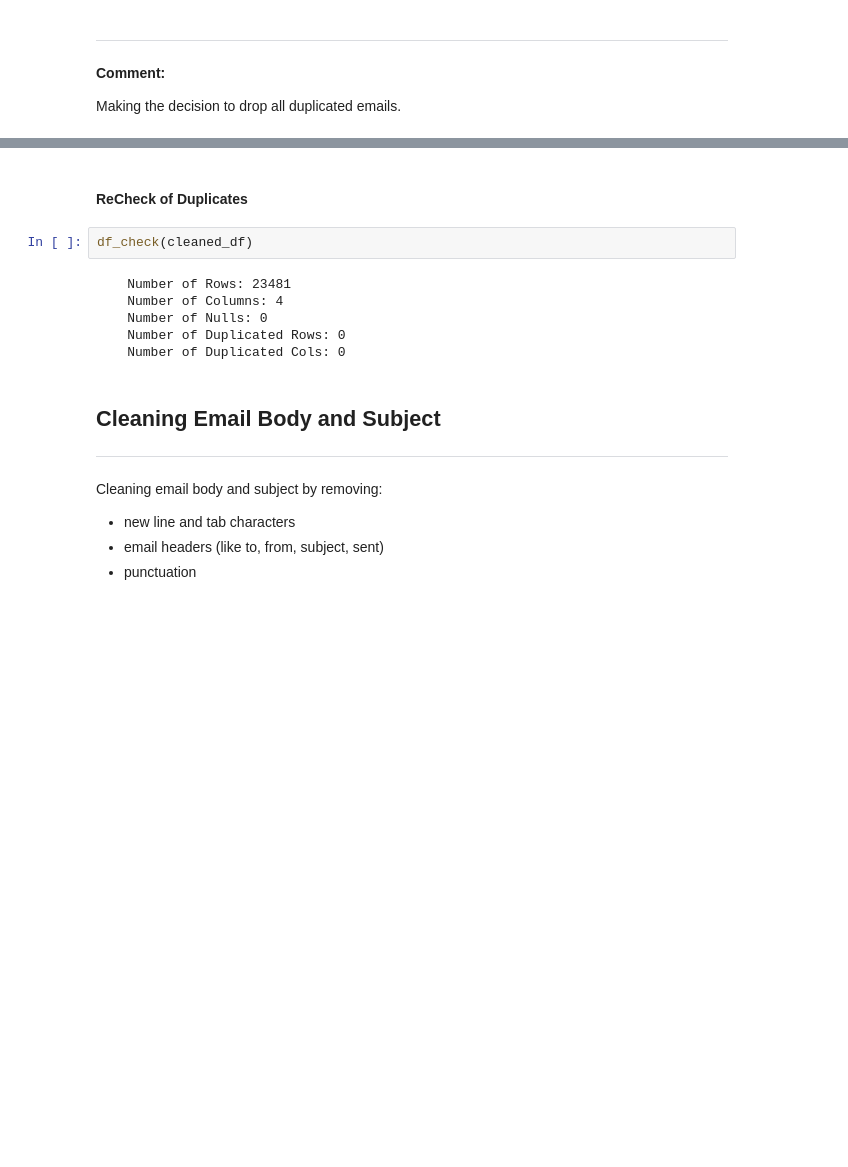
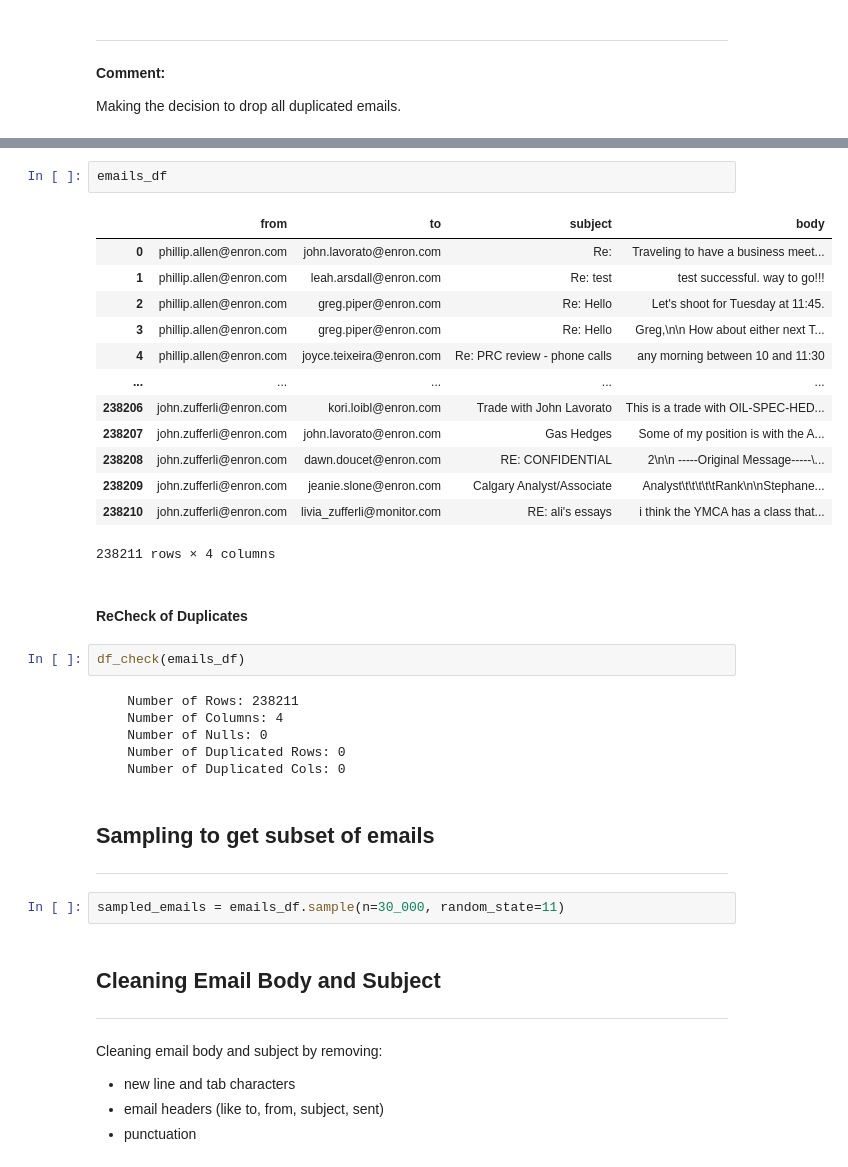
Before and after one commit to simrenbasra/Email_Genie, a Jupyter notebook: notebooks/01_data_preprocessing/02-data-cleaning.ipynb, the cells around one changed output, grey strips where cells are left out. Saved outputs shown, nothing was run; the diff lists cells and outputs as text; blank space fills up the shorter version.

Commit message:
Adding random sampling

```diff
--- a/notebooks/01_data_preprocessing/02-data-cleaning.ipynb
+++ b/notebooks/01_data_preprocessing/02-data-cleaning.ipynb
@@ -180,13 +162,34 @@ cleaned_df
+# %%
+emails_df
+# %% [output]
+|  | from | to | subject | body |
+| 0 | phillip.allen@enron.com | john.lavorato@enron.com | Re: | Traveling to have a business meet... |
+| 1 | phillip.allen@enron.com | leah.arsdall@enron.com | Re: test | test successful. way to go!!! |
+| 2 | phillip.allen@enron.com | greg.piper@enron.com | Re: Hello | Let's shoot for Tuesday at 11:45. |
+| 3 | phillip.allen@enron.com | greg.piper@enron.com | Re: Hello | Greg,\n\n How about either next T... |
+| 4 | phillip.allen@enron.com | joyce.teixeira@enron.com | Re: PRC review - phone calls | any morning between 10 and 11:30 |
+| ... | ... | ... | ... | ... |
+| 238206 | john.zufferli@enron.com | kori.loibl@enron.com | Trade with John Lavorato | This is a trade with OIL-SPEC-HED... |
+| 238207 | john.zufferli@enron.com | john.lavorato@enron.com | Gas Hedges | Some of my position is with the A... |
+| 238208 | john.zufferli@enron.com | dawn.doucet@enron.com | RE: CONFIDENTIAL | 2\n\n -----Original Message-----\... |
+| 238209 | john.zufferli@enron.com | jeanie.slone@enron.com | Calgary Analyst/Associate | Analyst\t\t\t\t\tRank\n\nStephane... |
+| 238210 | john.zufferli@enron.com | livia_zufferli@monitor.com | RE: ali's essays | i think the YMCA has a class that... |
+238211 rows × 4 columns
 # %% [markdown]
 #### ReCheck of Duplicates
 # %%
-df_check(cleaned_df)
+df_check(emails_df)
 # %% [output]
-    Number of Rows: 23481
+    Number of Rows: 238211
     Number of Columns: 4
     Number of Nulls: 0
     Number of Duplicated Rows: 0
     Number of Duplicated Cols: 0
+# %% [markdown]
+## Sampling to get subset of emails
+----
+# %%
+sampled_emails = emails_df.sample(n=30_000, random_state=11)
 # %% [markdown]
 ## Cleaning Email Body and Subject
 ------
```
Also changed, not shown: parts of 16 cells of this notebook.
